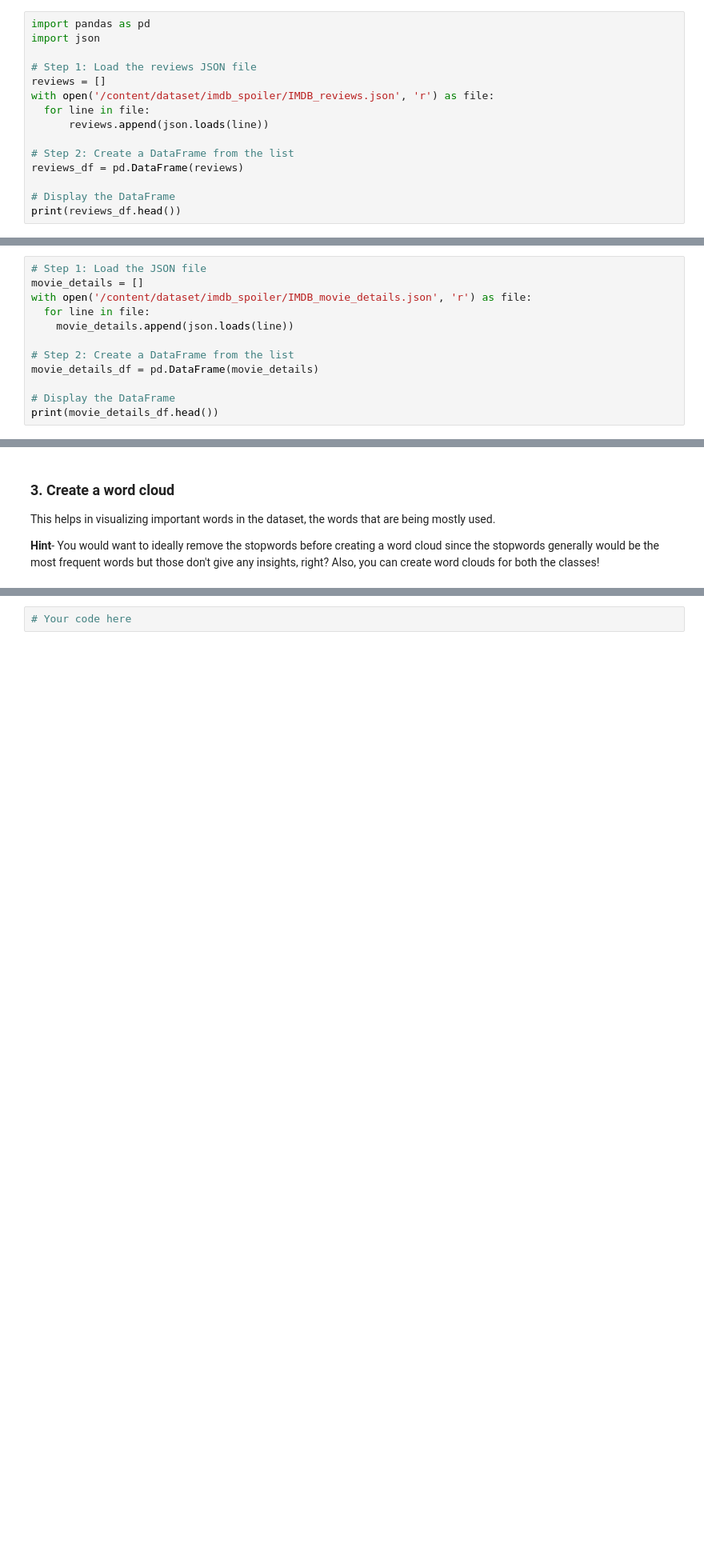
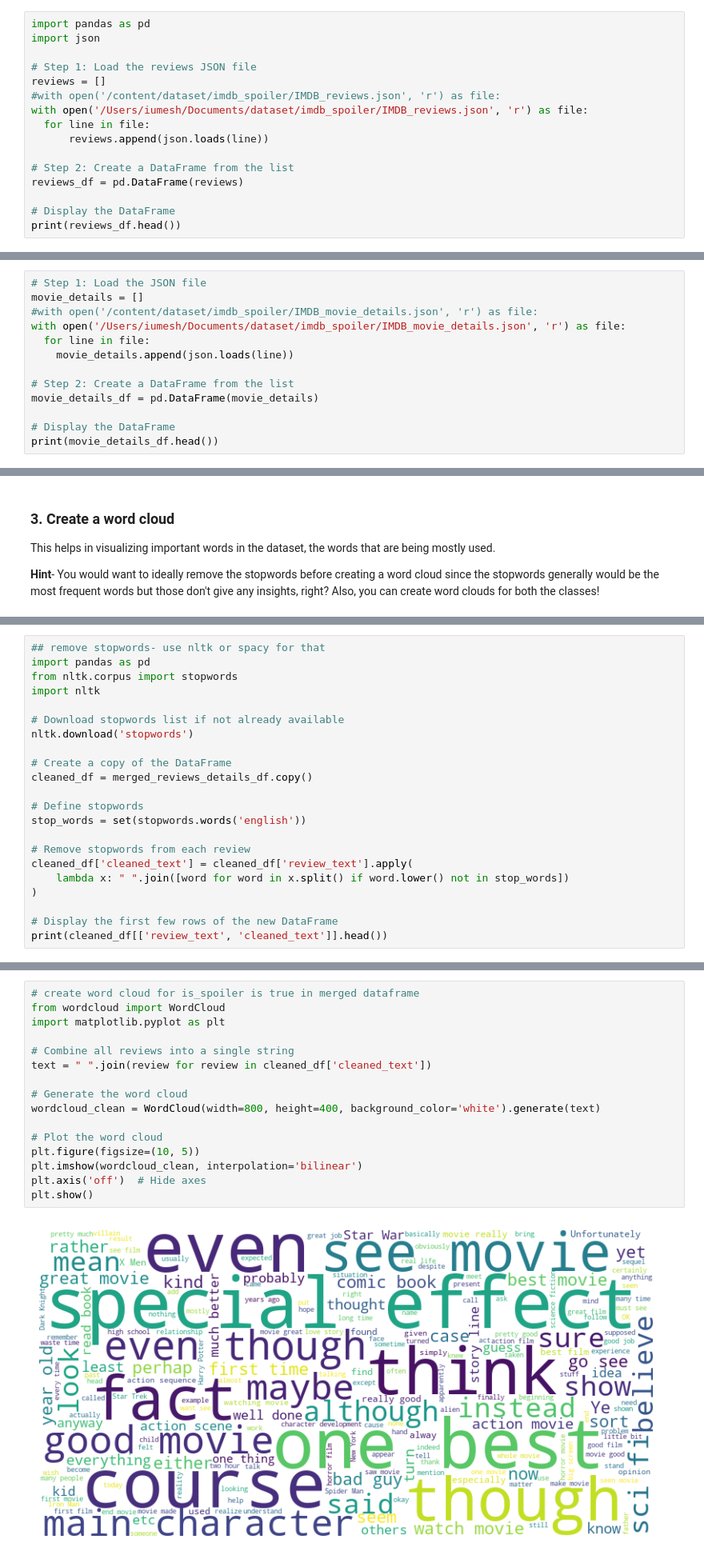
Before and after one commit to umeshrawat/AI_Math_Vedas, a Jupyter notebook: Spoiler_Shield_Solution_Template.ipynb, the cells around one changed output, grey strips where cells are left out. Shown at 80% size. Cells and saved outputs as stored; diff of their text form; blank space fills up the shorter version.

```diff
--- a/Spoiler_Shield_Solution_Template.ipynb
+++ b/Spoiler_Shield_Solution_Template.ipynb
@@ -111,7 +109,8 @@ import json
 
 # Step 1: Load the reviews JSON file
 reviews = []
-with open('/content/dataset/imdb_spoiler/IMDB_reviews.json', 'r') as file:
+#with open('/content/dataset/imdb_spoiler/IMDB_reviews.json', 'r') as file:
+with open('/Users/iumesh/Documents/dataset/imdb_spoiler/IMDB_reviews.json', 'r') as file:
   for line in file:
       reviews.append(json.loads(line))
 
@@ -174,7 +173,8 @@ None
 # %%
 # Step 1: Load the JSON file
 movie_details = []
-with open('/content/dataset/imdb_spoiler/IMDB_movie_details.json', 'r') as file:
+#with open('/content/dataset/imdb_spoiler/IMDB_movie_details.json', 'r') as file:
+with open('/Users/iumesh/Documents/dataset/imdb_spoiler/IMDB_movie_details.json', 'r') as file:
   for line in file:
     movie_details.append(json.loads(line))
 
@@ -485,0 +478,22 @@ plt.show()
+# %%
+## remove stopwords- use nltk or spacy for that
+import pandas as pd
+from nltk.corpus import stopwords
+import nltk
+
+# Download stopwords list if not already available
+nltk.download('stopwords')
+
+# Create a copy of the DataFrame
+cleaned_df = merged_reviews_details_df.copy()
+
+# Define stopwords
+stop_words = set(stopwords.words('english'))
+
+# Remove stopwords from each review
+cleaned_df['cleaned_text'] = cleaned_df['review_text'].apply(
+    lambda x: " ".join([word for word in x.split() if word.lower() not in stop_words])
+)
+
+# Display the first few rows of the new DataFrame
+print(cleaned_df[['review_text', 'cleaned_text']].head())
@@ -486,2 +516,18 @@ plt.show()
 # %%
-# Your code here
+# create word cloud for is_spoiler is true in merged dataframe
+from wordcloud import WordCloud
+import matplotlib.pyplot as plt
+
+# Combine all reviews into a single string
+text = " ".join(review for review in cleaned_df['cleaned_text'])
+
+# Generate the word cloud
+wordcloud_clean = WordCloud(width=800, height=400, background_color='white').generate(text)
+
+# Plot the word cloud
+plt.figure(figsize=(10, 5))
+plt.imshow(wordcloud_clean, interpolation='bilinear')
+plt.axis('off')  # Hide axes
+plt.show()
+# %% [output]
+[figure, added]
```
Also changed, not shown: parts of 12 cells of this notebook.
